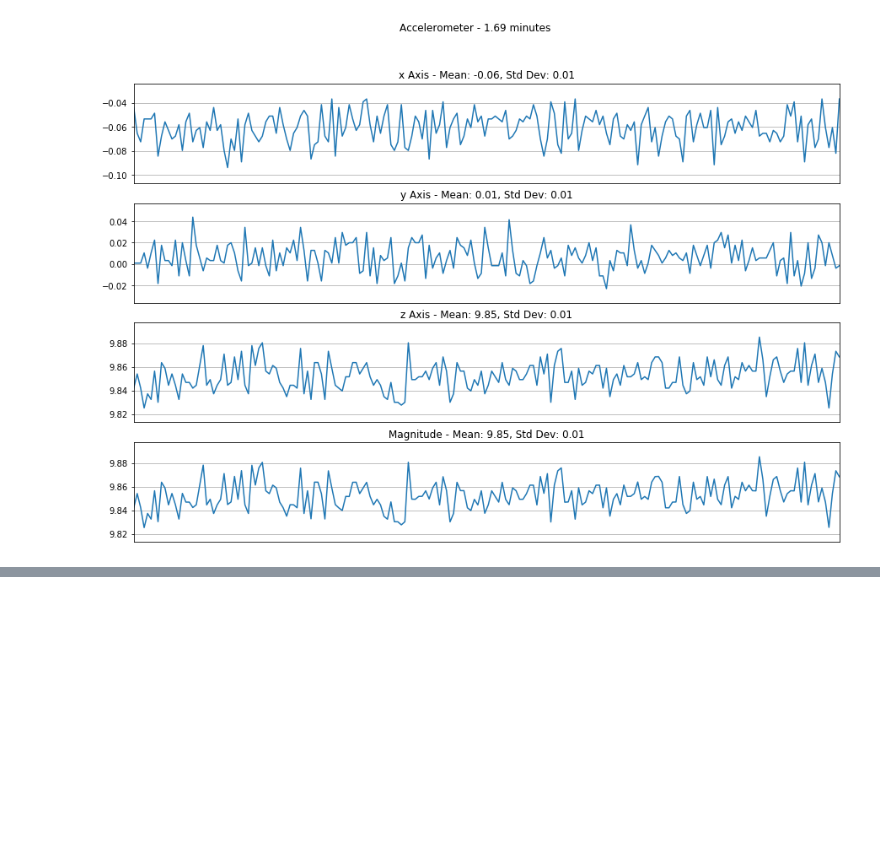
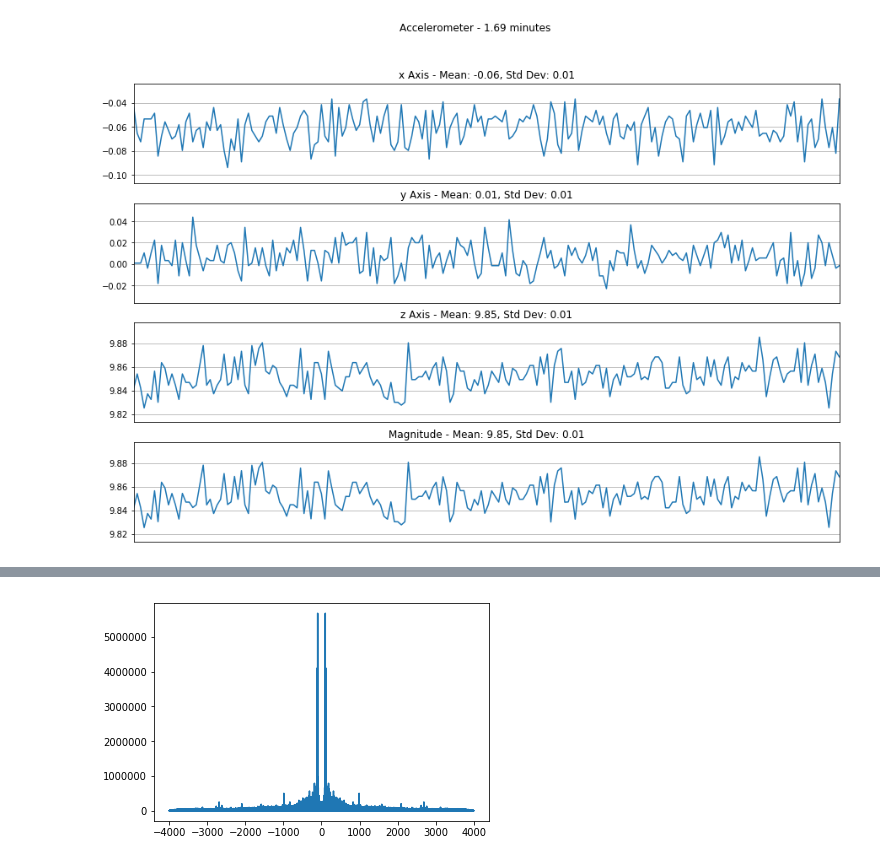
Before and after one commit to dufferzafar/accelphone, a Jupyter notebook: Sensor Data.ipynb, the cells around one changed output, grey strips where cells are left out. Cells and saved outputs as stored; diff of their text form; code cells hidden in the pictures; blank space fills up the shorter version.

```diff
--- a/Sensor Data.ipynb
+++ b/Sensor Data.ipynb
@@ -94,0 +210,11 @@ plot_csv(alarm)
+# %%
+
+# y = snd - snd.mean()
+y = snd
+yf = np.abs(fftpack.fft(y))
+xf = fftpack.fftfreq(len(y), 1/sampling_rate)
+
+plt.plot(xf, yf)
+plt.show()
+# %% [output]
+[figure, added]
```
Also changed, not shown: parts of 19 cells of this notebook.
